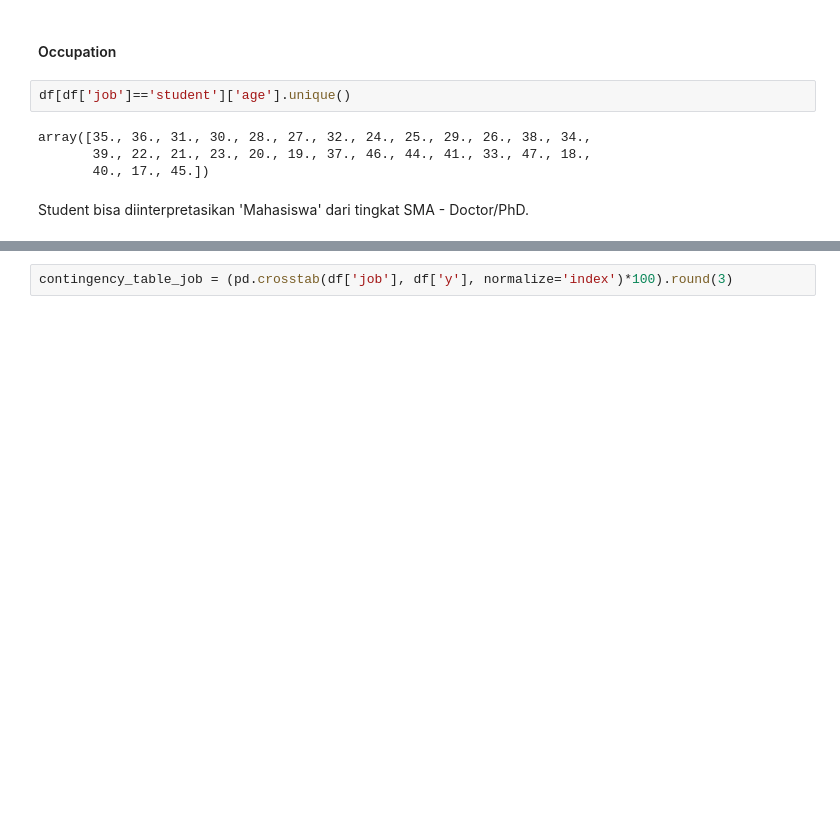
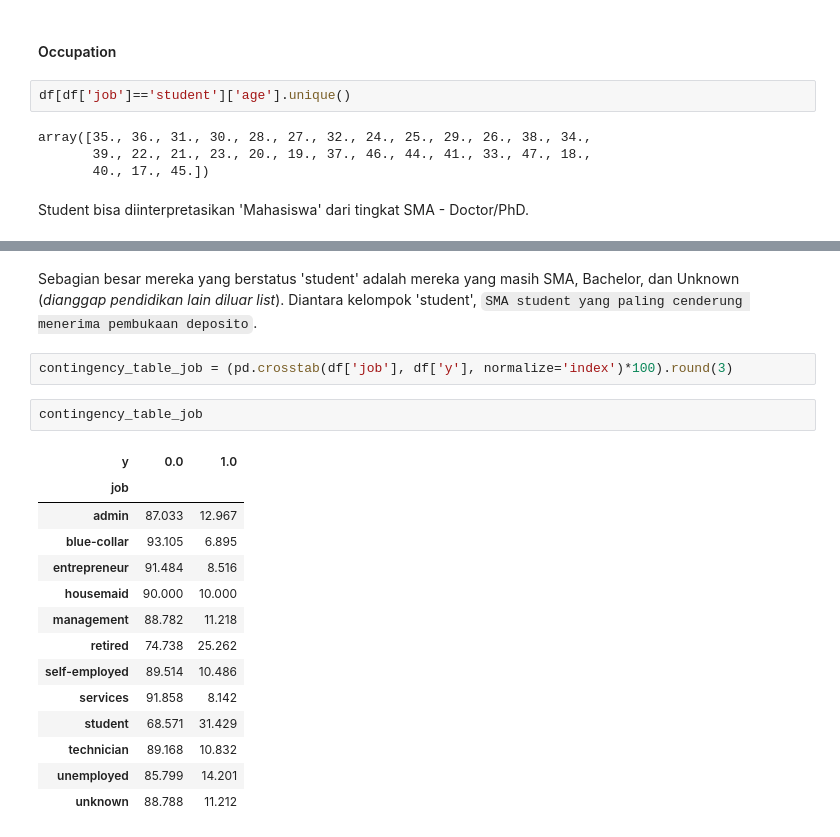
Before and after one commit to clarentcelsia/Analytics, a Jupyter notebook: ml/bank_telemarketing.ipynb, the cells around one changed output, grey strips where cells are left out. Cells and saved outputs as stored; diff of their text form; blank space fills up the shorter version.

```diff
--- a/ml/bank_telemarketing.ipynb
+++ b/ml/bank_telemarketing.ipynb
@@ -628,5 +643,24 @@ array(['university_degree', 'basic_9y', nan, 'high_school', 'basic_4y',
+# %% [markdown]
+Sebagian besar mereka yang berstatus 'student' adalah mereka yang masih SMA, Bachelor, dan Unknown (*dianggap pendidikan lain diluar list*). Diantara kelompok 'student', `SMA student yang paling cenderung menerima pembukaan deposito`.
 # %%
 contingency_table_job = (pd.crosstab(df['job'], df['y'], normalize='index')*100).round(3)
+# %%
+contingency_table_job
+# %% [output]
+| y | 0.0 | 1.0 |
+| job |  |  |
+| admin | 87.033 | 12.967 |
+| blue-collar | 93.105 | 6.895 |
+| entrepreneur | 91.484 | 8.516 |
+| housemaid | 90.000 | 10.000 |
+| management | 88.782 | 11.218 |
+| retired | 74.738 | 25.262 |
+| self-employed | 89.514 | 10.486 |
+| services | 91.858 | 8.142 |
+| student | 68.571 | 31.429 |
+| technician | 89.168 | 10.832 |
+| unemployed | 85.799 | 14.201 |
+| unknown | 88.788 | 11.212 |
 # %%
 plt.figure(figsize=(12,4))
 
```
Also changed, not shown: parts of 13 cells of this notebook.
